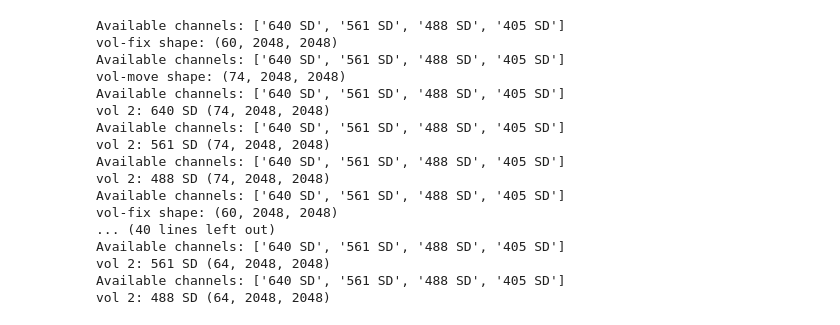
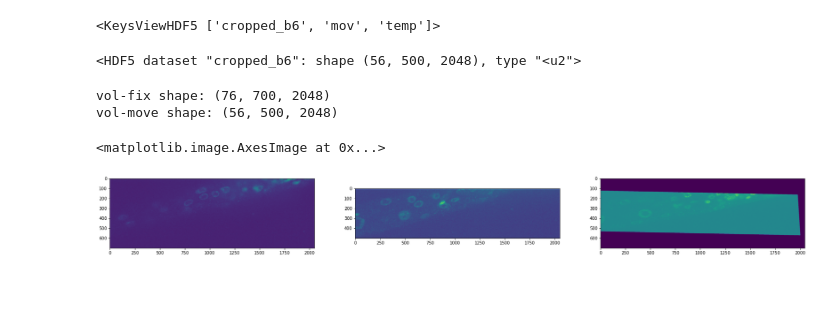
Before and after one commit to donglaiw/ExM-Toolbox, a Jupyter notebook: notebook/chai/Chi's data (alignment).ipynb, the cells around one changed output. Cells and saved outputs as stored; diff of their text form; code cells hidden in the pictures; blank space fills up the shorter version.

```diff
--- a/notebook/chai/Chi's data (alignment).ipynb
+++ b/notebook/chai/Chi's data (alignment).ipynb
@@ -23,11 +25,22 @@ from alignment_modules import nd2ToVol
+# %%
+cropped_h5 = '/home/jlove/alignment/ExM-Toolbox/notebook/chai/croped.h5'
+f = h5py.File(cropped_h5, "r+")
+# %%
+f.keys()
+# %% [output]
+<KeysViewHDF5 ['cropped_b6', 'mov', 'temp']>
+# %%
+f['cropped_b6']['cropped_b6']
+# %% [output]
+<HDF5 dataset "cropped_b6": shape (56, 500, 2048), type "<u2">
 # %%
 outputs = []
 
-f_vol_fix = './Stress_granule/Round1.nd2'
+f_vol_fix = f['temp']['1']
 
-for i in range(2, 8):
-    f_vol_move = './Stress_granule/Round' + str(i) + '.nd2'
-    f_vol_out = './Stress_granule/Round' + str(i) + '_warped.h5'
+for i in range(1):
+    f_vol_move = f['cropped_b6']['cropped_b6']
+    f_vol_out = '/home/jlove/alignment/ExM-Toolbox/notebook/chai/cropped_warped_b6.h5'
 
     m_transform_type = ['affine']
     m_channel_name = '405' # okay to be partial name
@@ -51,13 +64,13 @@ for i in range(2, 8):
         elastixImageFilter.SetParameterMap(parameterMapVector)
 
     # 2. load volume
-    img_np = nd2ToVol(f_vol_fix, m_channel_name)
+    img_np = np.asarray(f_vol_fix)
     print('vol-fix shape:', img_np.shape)
     img = sitk.GetImageFromArray(img_np)
     img.SetSpacing(m_resolution)
     elastixImageFilter.SetFixedImage(img)
 
-    img_np = nd2ToVol(f_vol_move, m_channel_name)
+    img_np = np.asarray(f_vol_move)
     print('vol-move shape:', img_np.shape)
     img = sitk.GetImageFromArray(img_np)
     img.SetSpacing(m_resolution)
@@ -72,7 +85,7 @@ for i in range(2, 8):
     sitk.WriteParameterFile(param_map, f_vol_out[:f_vol_out.rfind('.')] + '.txt')
 
     # save warped channels
-    channel_names = ND2Reader(f_vol_move).metadata['channels']
+    channel_names = ['405']
 
     if len(channel_names) == 1:
         # directly save
@@ -104,20 +117,5 @@ for i in range(2, 8):
 
     outputs.append(f_vol_out)
 # %% [output]
-Available channels: ['640 SD', '561 SD', '488 SD', '405 SD']
-vol-fix shape: (60, 2048, 2048)
-Available channels: ['640 SD', '561 SD', '488 SD', '405 SD']
-vol-move shape: (74, 2048, 2048)
-Available channels: ['640 SD', '561 SD', '488 SD', '405 SD']
-vol 2: 640 SD (74, 2048, 2048)
-Available channels: ['640 SD', '561 SD', '488 SD', '405 SD']
-vol 2: 561 SD (74, 2048, 2048)
-Available channels: ['640 SD', '561 SD', '488 SD', '405 SD']
-vol 2: 488 SD (74, 2048, 2048)
-Available channels: ['640 SD', '561 SD', '488 SD', '405 SD']
-vol-fix shape: (60, 2048, 2048)
-... (40 lines left out)
-Available channels: ['640 SD', '561 SD', '488 SD', '405 SD']
-vol 2: 561 SD (64, 2048, 2048)
-Available channels: ['640 SD', '561 SD', '488 SD', '405 SD']
-vol 2: 488 SD (64, 2048, 2048)
+vol-fix shape: (76, 700, 2048)
+vol-move shape: (56, 500, 2048)
@@ -135,0 +122,10 @@ vol 2: 488 SD (64, 2048, 2048)
+# %%
+f2 = h5py.File(outputs[0], 'r')
+# %%
+fig, ax = plt.subplots(1,3,figsize=(30,20))
+ax[0].imshow(f['temp']['1'][0,])
+ax[1].imshow(f['cropped_b6']['cropped_b6'][0,])
+ax[2].imshow(f2['ITKImage']['0']['VoxelData'][0,])
+# %% [output]
+<matplotlib.image.AxesImage at 0x...>
+[figure, added]
```
Also changed, not shown: parts of 7 cells of this notebook, 10 other files.
